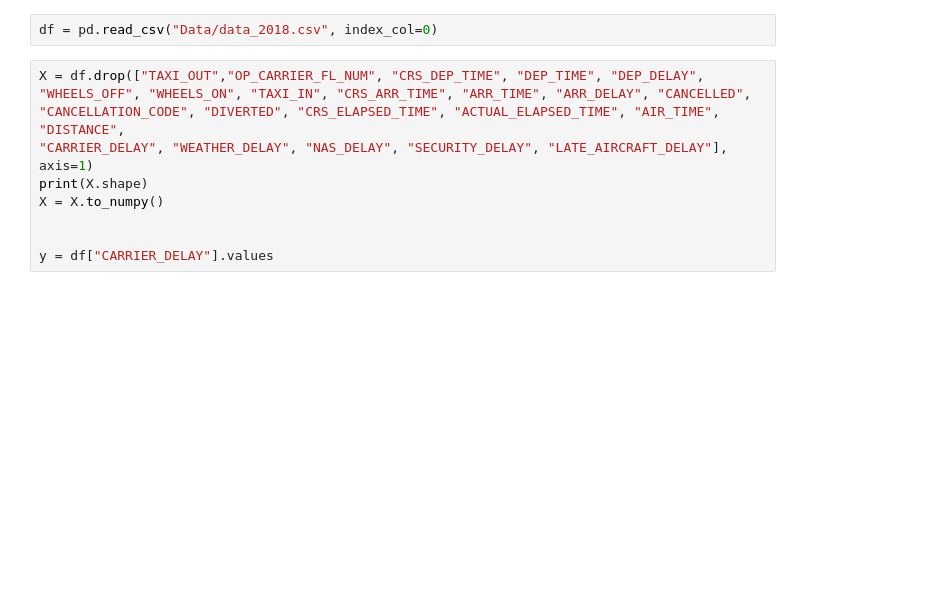
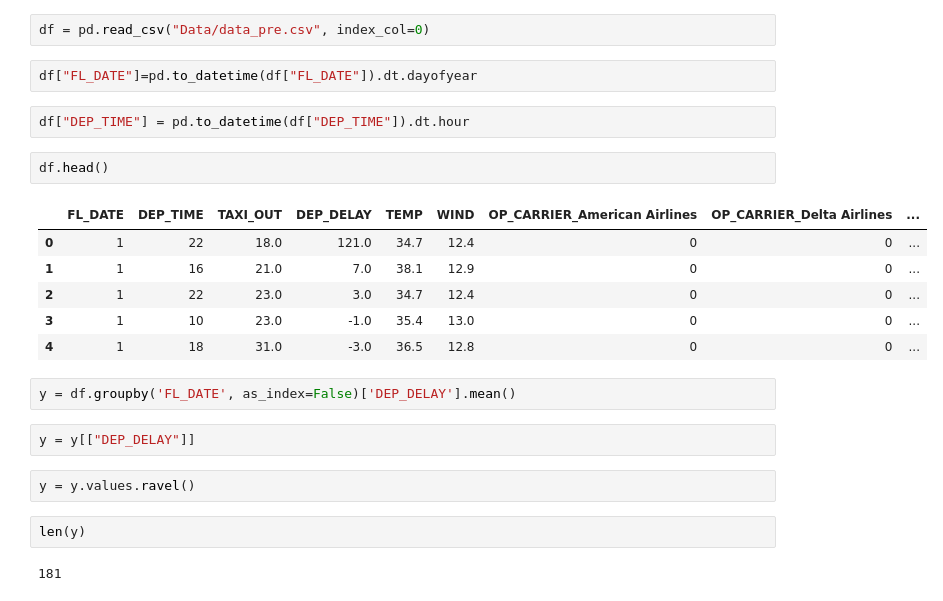
Before and after one commit to JCRL21/ModelML_project, a Jupyter notebook: leg_med_timeseries_model.ipynb, the cells around one changed output. Saved outputs shown, nothing was run; the diff lists cells and outputs as text; blank space fills up the shorter version.

```diff
--- a/leg_med_timeseries_model.ipynb
+++ b/leg_med_timeseries_model.ipynb
@@ -30,12 +28,25 @@ AttributeError: partially initialized module 'jax' has no attribute 'version' (m
 # %%
-df = pd.read_csv("Data/data_2018.csv", index_col=0)
+df = pd.read_csv("Data/data_pre.csv", index_col=0)
-# %%
-X = df.drop(["TAXI_OUT","OP_CARRIER_FL_NUM", "CRS_DEP_TIME", "DEP_TIME", "DEP_DELAY",
-"WHEELS_OFF", "WHEELS_ON", "TAXI_IN", "CRS_ARR_TIME", "ARR_TIME", "ARR_DELAY", "CANCELLED",
-"CANCELLATION_CODE", "DIVERTED", "CRS_ELAPSED_TIME", "ACTUAL_ELAPSED_TIME", "AIR_TIME", "DISTANCE",
-"CARRIER_DELAY", "WEATHER_DELAY", "NAS_DELAY", "SECURITY_DELAY", "LATE_AIRCRAFT_DELAY"], axis=1)
-print(X.shape)
-X = X.to_numpy()
-
-
-y = df["CARRIER_DELAY"].values
+# %%
+df["FL_DATE"]=pd.to_datetime(df["FL_DATE"]).dt.dayofyear
+# %%
+df["DEP_TIME"] = pd.to_datetime(df["DEP_TIME"]).dt.hour
+# %%
+df.head()
+# %% [output]
+|  | FL_DATE | DEP_TIME | TAXI_OUT | DEP_DELAY | TEMP | WIND | OP_CARRIER_American Airlines | OP_CARRIER_Delta Airlines | ... |
+| 0 | 1 | 22 | 18.0 | 121.0 | 34.7 | 12.4 | 0 | 0 | ... |
+| 1 | 1 | 16 | 21.0 | 7.0 | 38.1 | 12.9 | 0 | 0 | ... |
+| 2 | 1 | 22 | 23.0 | 3.0 | 34.7 | 12.4 | 0 | 0 | ... |
+| 3 | 1 | 10 | 23.0 | -1.0 | 35.4 | 13.0 | 0 | 0 | ... |
+| 4 | 1 | 18 | 31.0 | -3.0 | 36.5 | 12.8 | 0 | 0 | ... |
+# %%
+y = df.groupby('FL_DATE', as_index=False)['DEP_DELAY'].mean()
+# %%
+y = y[["DEP_DELAY"]]
+# %%
+y = y.values.ravel()
+# %%
+len(y)
+# %% [output]
+181
```
Also changed, not shown: parts of 15 cells of this notebook, 2 other files.
